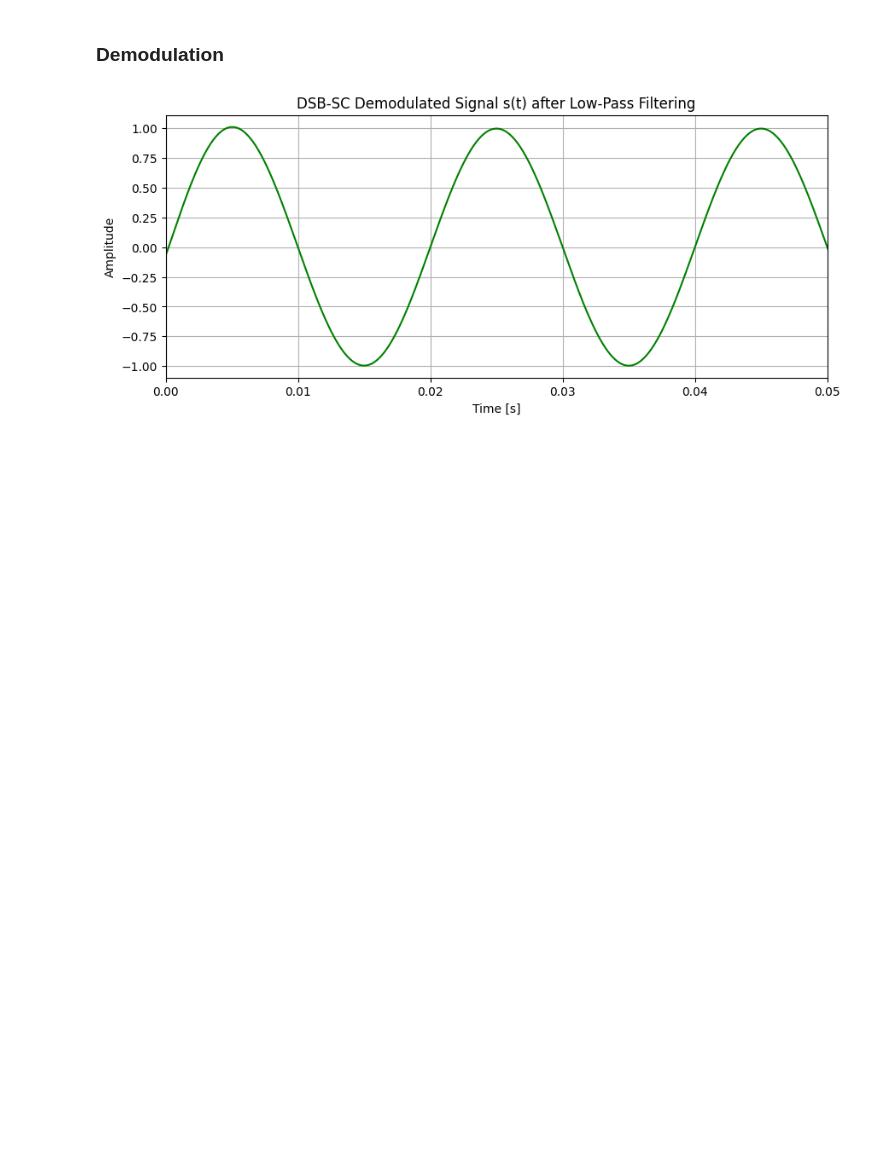
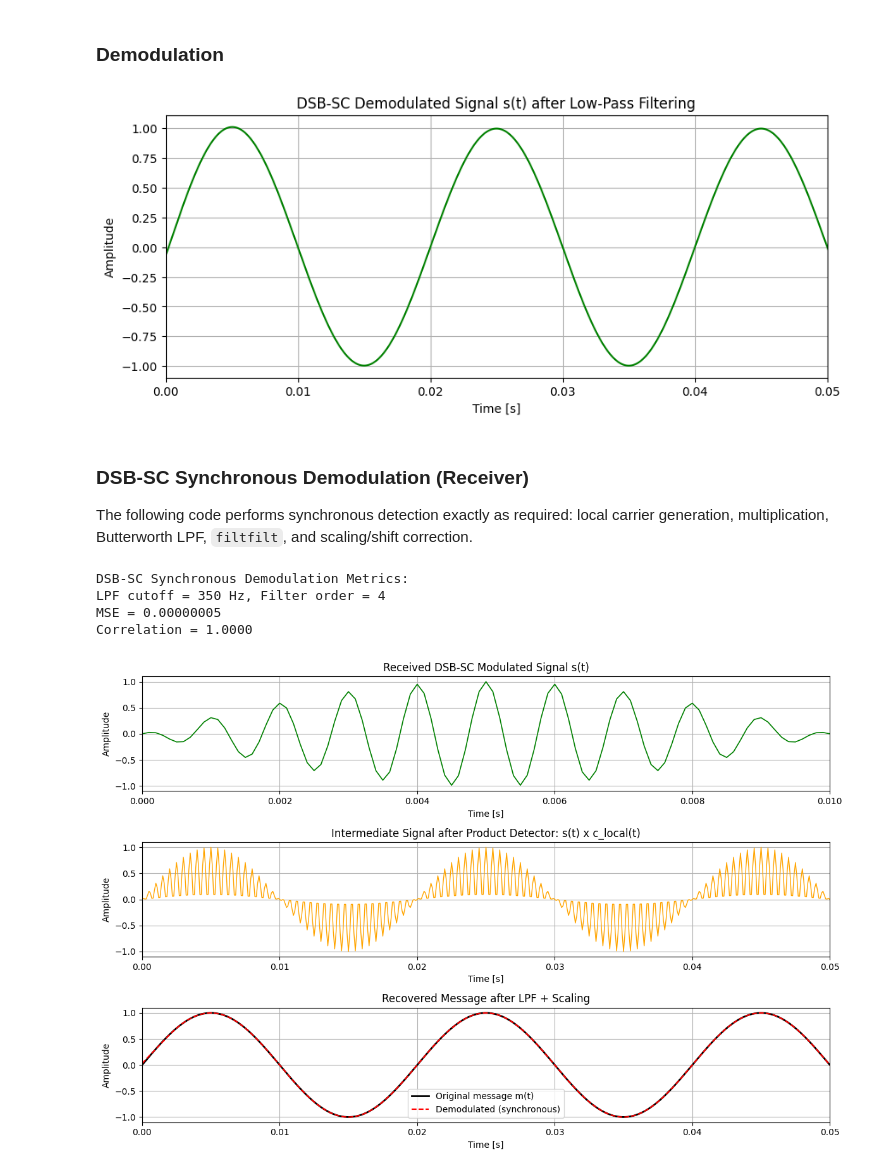
Before and after one commit to bibekjoshi01/ai-ml-journey, a Jupyter notebook: comm lab/dsb-sc.ipynb, the cells around one changed output. Cells and saved outputs as stored; diff of their text form; code cells hidden in the pictures; blank space fills up the shorter version.

Commit message:
demodulation

```diff
--- a/comm lab/dsb-sc.ipynb
+++ b/comm lab/dsb-sc.ipynb
@@ -95,3 +95,79 @@ plt.grid(True)
 plt.show()
 # %% [output]
 [figure]
+# %% [markdown]
+### DSB-SC Synchronous Demodulation (Receiver)
+
+The following code performs synchronous detection exactly as required: local carrier generation, multiplication, Butterworth LPF, `filtfilt`, and scaling/shift correction.
+# %%
+from scipy.signal import butter, filtfilt
+import numpy as np
+import matplotlib.pyplot as plt
+
+# Local carrier at receiver (phase-synchronized)
+local_carrier = np.cos(2 * np.pi * fc * t)
+
+# Multiply received DSB-SC with local carrier
+mixed_signal = s_dsbsc * local_carrier
+
+# Define message bandwidth
+BW_message = 300  # Hz
+lpf_cutoff = 350
+
+# Butterworth LPF design
+order = 4
+nyq = 0.5 * Fs
+b, a = butter(order, lpf_cutoff / nyq, btype='low', analog=False)
+
+baseband_recovered = filtfilt(b, a, mixed_signal)
+
+demod_scaled = 2 * baseband_recovered
+demod_final = demod_scaled - np.mean(demod_scaled)
+
+edge = int(0.01 * Fs)
+valid = slice(edge, -edge if edge > 0 else None)
+mse = np.mean((m_t[valid] - demod_final[valid]) ** 2)
+corr = np.corrcoef(m_t[valid], demod_final[valid])[0, 1]
+
+print('DSB-SC Synchronous Demodulation Metrics:')
+print(f'LPF cutoff = {lpf_cutoff} Hz, Filter order = {order}')
+print(f'MSE = {mse:.8f}')
+print(f'Correlation = {corr:.4f}')
+
+# Essential plots only
+plt.figure(figsize=(12, 8))
+
+plt.subplot(3, 1, 1)
+plt.plot(t, s_dsbsc, 'g', linewidth=1.2)
+plt.title('Received DSB-SC Modulated Signal s(t)')
+plt.xlabel('Time [s]')
+plt.ylabel('Amplitude')
+plt.xlim(0, 0.01)
+plt.grid(True)
+
+plt.subplot(3, 1, 2)
+plt.plot(t, mixed_signal, color='orange', linewidth=1.0)
+plt.title('Intermediate Signal after Product Detector: s(t) x c_local(t)')
+plt.xlabel('Time [s]')
+plt.ylabel('Amplitude')
+plt.xlim(0, 0.05)
+plt.grid(True)
+
+plt.subplot(3, 1, 3)
+plt.plot(t, m_t, 'k', linewidth=2, label='Original message m(t)')
+plt.plot(t, demod_final, 'r--', linewidth=1.5, label='Demodulated (synchronous)')
+plt.title('Recovered Message after LPF + Scaling')
+plt.xlabel('Time [s]')
+plt.ylabel('Amplitude')
+plt.xlim(0, 0.05)
+plt.legend()
+plt.grid(True)
+
+plt.tight_layout()
+plt.show()
+# %% [output]
+DSB-SC Synchronous Demodulation Metrics:
+LPF cutoff = 350 Hz, Filter order = 4
+MSE = 0.00000005
+Correlation = 1.0000
+[figure, added]
```
Also changed, not shown: parts of 1 cell of this notebook, 2 other files.
